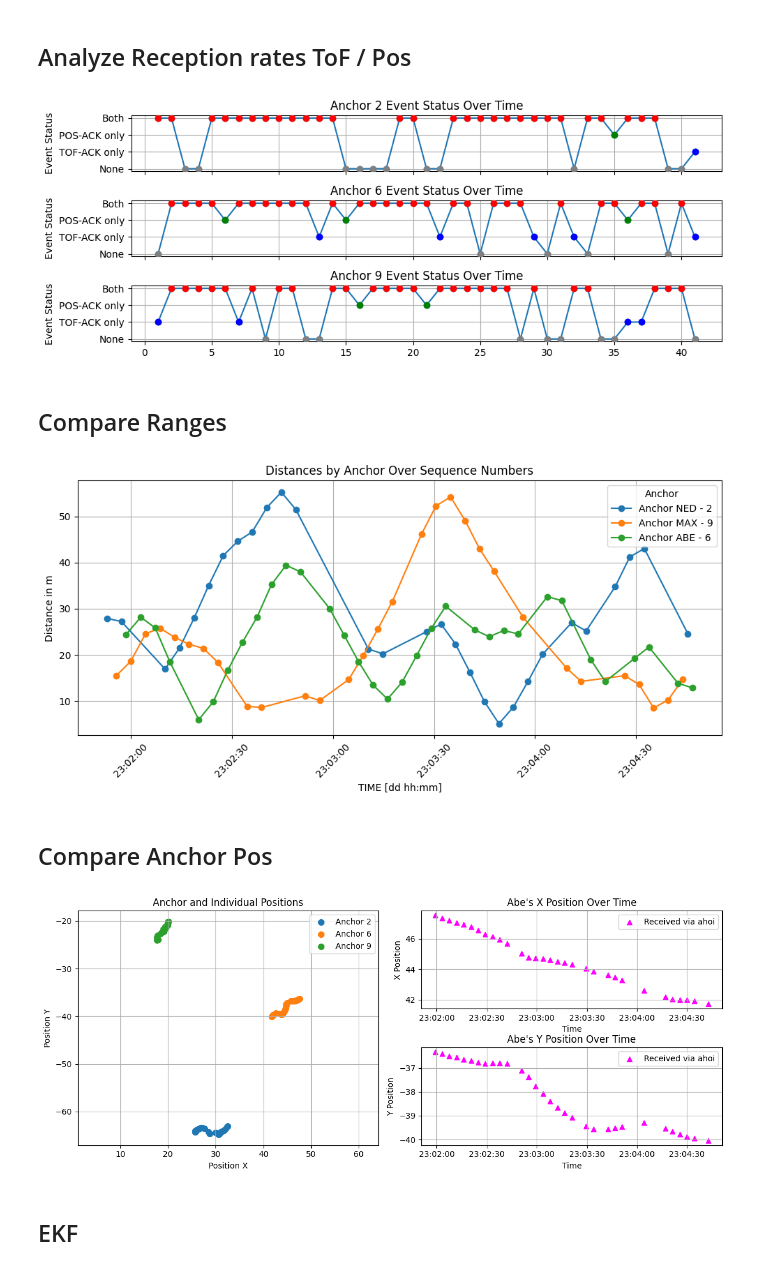
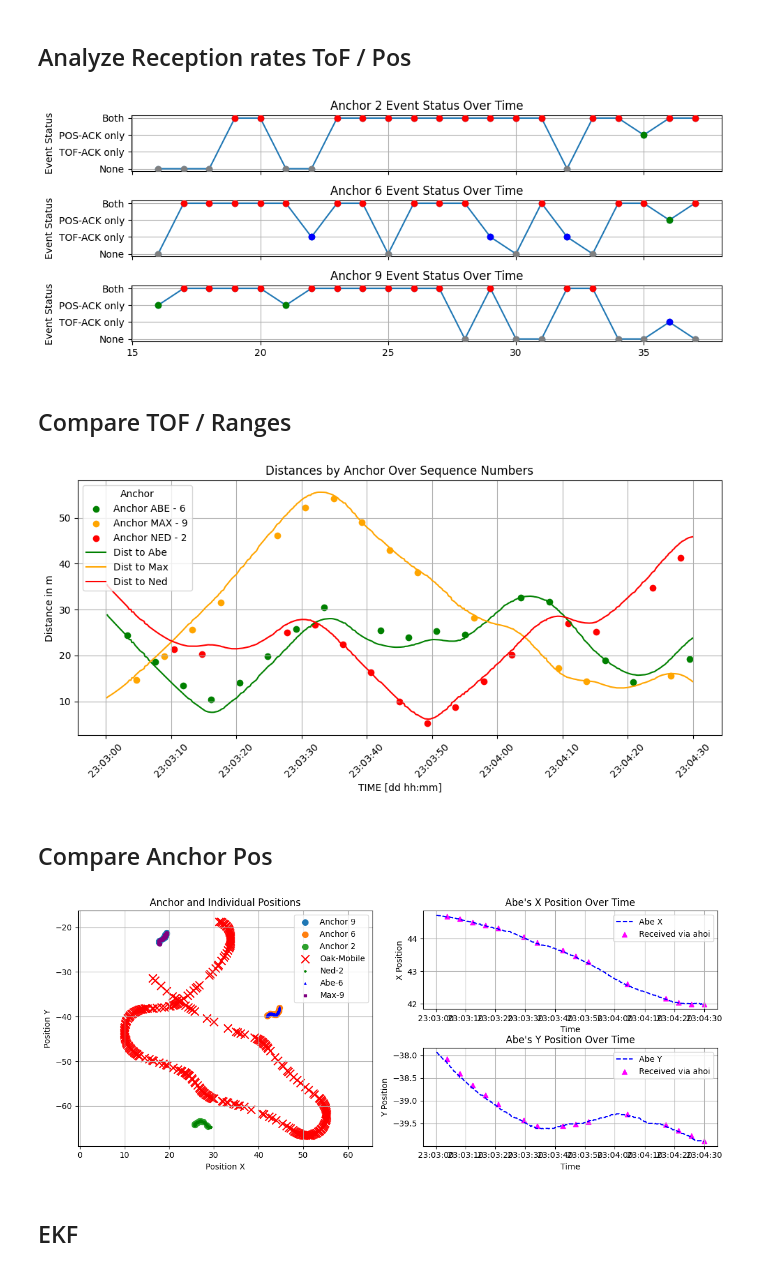
Before and after one commit to DanielDuecker/moos-ivp-ahoi, a Jupyter notebook: missions/ahoi_multi_agent_base/analysis_ahoi.ipynb, the cells around one changed output. Saved outputs shown, nothing was run; the diff lists cells and outputs as text; code cells hidden in the pictures.

```diff
--- a/missions/ahoi_multi_agent_base/analysis_ahoi.ipynb
+++ b/missions/ahoi_multi_agent_base/analysis_ahoi.ipynb
@@ -32,9 +40,12 @@ ahoi_df_raw = pd.read_csv(file_path)
 
 ahoi_df_raw['timestamp'] = pd.to_datetime(ahoi_df_raw['timestamp']) + pd.to_timedelta(4, unit='h')
 ahoi_df_raw['anchor_id'] = ahoi_df_raw['anchor_id'].fillna(99).astype(int)
+ahoi_df_raw['target_id'] = ahoi_df_raw['target_id'].fillna(99).astype(int)
 
 # Create a dictionary for anchor labels
+# NED - 2, ABE - 6, MAX - 9
 anchor_labels = {2: 'NED - 2', 6: 'ABE - 6', 9: 'MAX - 9',99: 'NA'}
+anchor_colors = {2: 'red', 6: 'green', 9: 'orange'}
 
 # Map the 'anchor_id' to 'anchor_label'
 ahoi_df_raw['anchor_label'] = ahoi_df_raw['anchor_id'].map(anchor_labels)
@@ -86,8 +107,8 @@ start_utc = ahoi_df_raw['timestamp'].iloc[0]
 end_utc = ahoi_df_raw['timestamp'].iloc[-1]
 
 # Manual set new start / End
-#start_utc = datetime(2024, 8, 2, 14, 6, 50)
-#end_utc = datetime(2024, 8, 2, 14, 10, 10)
+start_utc = datetime(2024, 8, 5, 23, 3, 0)
+end_utc = datetime(2024, 8, 5, 23, 4, 30)
 
 print(f"data start at {start_utc} UTC")
 print(f"data end at {end_utc} UTC")
@@ -105,21 +126,21 @@ if use_moos_logs:
     mdm_start_time_utc = start_utc
     mdm_end_time_utc = end_utc
 
-    filtered_df_mdm_oak = df_mdm_oak[(df_mdm_oak['TIME'] >= mdm_start_time_utc) & (df_mdm_oak['TIME'] <= mdm_end_time_utc)]
+    filtered_df_mdm_mobile = df_mdm_mobile[(df_mdm_mobile['time'] >= mdm_start_time_utc) & (df_mdm_mobile['time'] <= mdm_end_time_utc)]
 
-    filtered_df_mdm_abe = df_mdm_abe[(df_mdm_abe['TIME'] >= mdm_start_time_utc) & (df_mdm_abe['TIME'] <= mdm_end_time_utc)]
-    filtered_df_mdm_max = df_mdm_max[(df_mdm_max['TIME'] >= mdm_start_time_utc) & (df_mdm_max['TIME'] <= mdm_end_time_utc)]
-    filtered_df_mdm_ned = df_mdm_ned[(df_mdm_ned['TIME'] >= mdm_start_time_utc) & (df_mdm_ned['TIME'] <= mdm_end_time_utc)]
+    filtered_df_mdm_id6 = df_mdm_id6[(df_mdm_id6['time'] >= mdm_start_time_utc) & (df_mdm_id6['time'] <= mdm_end_time_utc)]
+    filtered_df_mdm_id9 = df_mdm_id9[(df_mdm_id9['time'] >= mdm_start_time_utc) & (df_mdm_id9['time'] <= mdm_end_time_utc)]
+    filtered_df_mdm_id2 = df_mdm_id2[(df_mdm_id2['time'] >= mdm_start_time_utc) & (df_mdm_id2['time'] <= mdm_end_time_utc)]
 
 
     # Step 1: Create a union of all time points using numpy
-    common_time = np.union1d(filtered_df_mdm_oak['TIME'], filtered_df_mdm_abe['TIME'])
-    common_time = np.union1d(common_time, filtered_df_mdm_max['TIME'])
-    common_time = np.union1d(common_time, filtered_df_mdm_ned['TIME'])
+    common_time = np.union1d(filtered_df_mdm_mobile['time'], filtered_df_mdm_id6['time'])
+    common_time = np.union1d(common_time, filtered_df_mdm_id9['time'])
+    common_time = np.union1d(common_time, filtered_df_mdm_id2['time'])
 
     # Step 2: Interpolate data for Oak
     oak_interpolated = (
-        filtered_df_mdm_oak.set_index('TIME')
+        filtered_df_mdm_mobile.set_index('time')
         .reindex(common_time)
         .interpolate(method='time')
     )
@@ -128,7 +149,7 @@ if use_moos_logs:
 
     # Abe
     abe_interpolated = (
-        filtered_df_mdm_abe.set_index('TIME')
+        filtered_df_mdm_id6.set_index('time')
         .reindex(common_time)
         .interpolate(method='time')
     )
@@ -140,7 +161,7 @@ if use_moos_logs:
 
     # Max
     max_interpolated = (
-        filtered_df_mdm_max.set_index('TIME')
+        filtered_df_mdm_id9.set_index('time')
         .reindex(common_time)
         .interpolate(method='time')
     )
@@ -152,7 +173,7 @@ if use_moos_logs:
 
     # Ned
     ned_interpolated = (
-        filtered_df_mdm_ned.set_index('TIME')
+        filtered_df_mdm_id2.set_index('time')
         .reindex(common_time)
         .interpolate(method='time')
     )
@@ -163,7 +184,7 @@ if use_moos_logs:
     ).reset_index(name='Distance_Ned')
 
     # Step 4: Combine results into a single data frame
-    distances_combined = distances_abe.merge(distances_max, on='TIME').merge(distances_ned, on='TIME')
+    distances_combined = distances_abe.merge(distances_max, on='time').merge(distances_ned, on='time')
 # %% [markdown]
 ## Analyze Reception rates ToF / Pos
 # %%
@@ -245,36 +266,37 @@ for a in ax:
 plt.tight_layout()
 plt.show()
 # %% [output]
-[figure, old version]
+[figure, new version]
 # %% [markdown]
-## Compare Ranges
+## Compare TOF / Ranges
 # %%
 # Prepare data for plotting distances by anchor over sequence numbers
 tof_ack_data = ahoi_df[ahoi_df['event'] == 'TOF-ACK'][['timestamp', 'anchor_id', 'distance']]
 
 scale =  1500/ 1500
 
 # Plot the distances by anchor over sequence numbers
 plt.figure(figsize=(10, 5))
 for anchor_id in tof_ack_data['anchor_id'].unique():
     anchor_data = tof_ack_data[tof_ack_data['anchor_id'] == anchor_id]
-    plt.plot(anchor_data['timestamp'], anchor_data['distance']*scale, label=f'Anchor {anchor_labels[anchor_id]}', marker='o')
+    plt.scatter(anchor_data['timestamp'], anchor_data['distance']*scale, label=f'Anchor {anchor_labels[anchor_id]}', marker='o', color=anchor_colors[anchor_id])
 
 if use_moos_logs:
-    plt.plot(distances_combined['TIME'], distances_combined['Distance_Abe'], label='Distance to Abe')
-    plt.plot(distances_combined['TIME'], distances_combined['Distance_Max'], label='Distance to Max')
-    plt.plot(distances_combined['TIME'], distances_combined['Distance_Ned'], label='Distance to Ned')
+    # NED - 2, ABE - 6, MAX - 9
+    plt.plot(distances_combined['time'], distances_combined['Distance_Abe'], label='Dist to Abe', color=anchor_colors[6])
+    plt.plot(distances_combined['time'], distances_combined['Distance_Max'], label='Dist to Max', color=anchor_colors[9])
+    plt.plot(distances_combined['time'], distances_combined['Distance_Ned'], label='Dist to Ned', color=anchor_colors[2])
 
 plt.xlabel('TIME [dd hh:mm]')
 plt.ylabel('Distance in m')
 plt.title('Distances by Anchor Over Sequence Numbers')
 plt.legend(title="Anchor")
 plt.grid(True)
 plt.xticks(rotation=45)
 plt.tight_layout()
 plt.show()
 # %% [output]
-[figure, old version]
+[figure, new version]
 # %% [markdown]
 ## Compare Anchor Pos
 # %%
@@ -300,10 +322,10 @@ for anchor_id in pos_ack_data['anchor_id'].unique():
 
 # Add data for oak, ned, abe, max
 if use_moos_logs:
-    ax0.scatter(filtered_df_mdm_oak['X'], filtered_df_mdm_oak['Y'], color='red', marker='x', label='Oak', s=100)
-    ax0.scatter(filtered_df_mdm_ned['X'], filtered_df_mdm_ned['Y'], color='green', marker='o', label='Ned', s=5)
-    ax0.scatter(filtered_df_mdm_abe['X'], filtered_df_mdm_abe['Y'], color='blue', marker='^', label='Abe', s=5)
-    ax0.scatter(filtered_df_mdm_max['X'], filtered_df_mdm_max['Y'], color='purple', marker='s', label='Max', s=5)
+    ax0.scatter(filtered_df_mdm_mobile['X'], filtered_df_mdm_mobile['Y'], color='red', marker='x', label='Oak-Mobile', s=100)
+    ax0.scatter(filtered_df_mdm_id2['X'], filtered_df_mdm_id2['Y'], color='green', marker='o', label='Ned-2', s=5)
+    ax0.scatter(filtered_df_mdm_id6['X'], filtered_df_mdm_id6['Y'], color='blue', marker='^', label='Abe-6', s=5)
+    ax0.scatter(filtered_df_mdm_id9['X'], filtered_df_mdm_id9['Y'], color='purple', marker='s', label='Max-9', s=5)
 
 ax0.set_xlabel('Position X')
 ax0.set_ylabel('Position Y')
@@ -321,7 +343,7 @@ anchor_df = pos_ack_data[pos_ack_data['anchor_id'] == 6][['timestamp', 'pos_x',
 # Plot Abe's X position over time in the first subplot on the right
 ax1 = plt.subplot(gs_right[0])
 if use_moos_logs:
-    ax1.plot(filtered_df_mdm_abe['TIME'], filtered_df_mdm_abe['X'], linestyle='--',  color='blue', label='Abe X')
+    ax1.plot(filtered_df_mdm_id6['time'], filtered_df_mdm_id6['X'], linestyle='--',  color='blue', label='Abe X')
 ax1.scatter(anchor_df['timestamp'], anchor_df['pos_x'], marker='^', color='magenta',label='Received via ahoi')
 ax1.set_xlabel('Time')
 ax1.set_ylabel('X Position')
@@ -332,7 +354,7 @@ ax1.grid(True)
 # Plot Abe's Y position over time in the second subplot on the right
 ax2 = plt.subplot(gs_right[1])
 if use_moos_logs:
-    ax2.plot(filtered_df_mdm_abe['TIME'], filtered_df_mdm_abe['Y'], linestyle='--',  color='blue', label='Abe Y')
+    ax2.plot(filtered_df_mdm_id6['time'], filtered_df_mdm_id6['Y'], linestyle='--',  color='blue', label='Abe Y')
 ax2.scatter(anchor_df['timestamp'], anchor_df['pos_y'], marker='^', color='magenta',label='Received via ahoi')
 ax2.set_xlabel('Time')
 ax2.set_ylabel('Y Position')
@@ -343,7 +365,7 @@ ax2.grid(True)
 plt.tight_layout()
 plt.show()
 # %% [output]
-[figure, old version]
+[figure, new version]
 # %% [markdown]
 ## EKF
 # %% [markdown]
```
Also changed, not shown: parts of 16 cells of this notebook, 16 other files.
